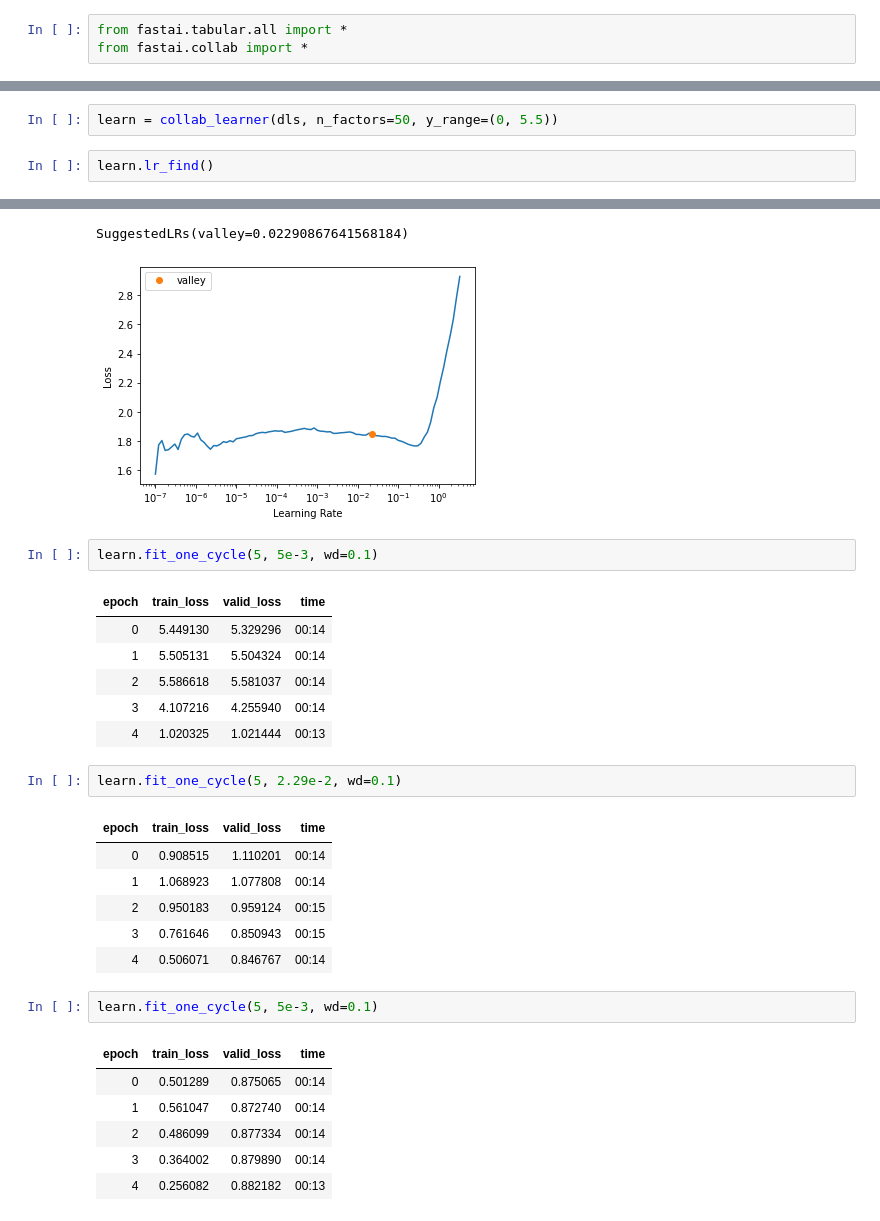
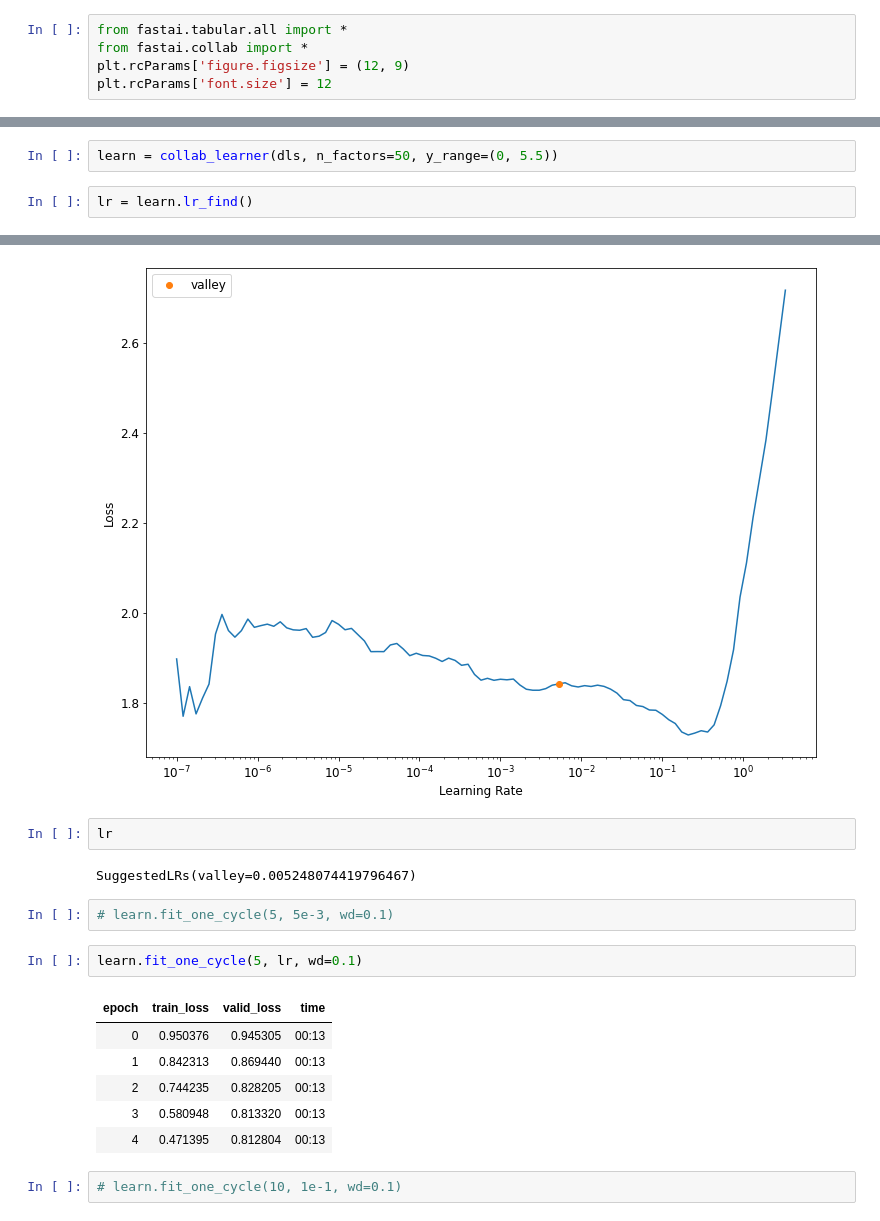
Before and after one commit to ChrisAlex2104/-Recommendation-using-Collaborative-Filtering, a Jupyter notebook: AI final project using fast ai.ipynb, the cells around one changed output, grey strips where cells are left out. Saved outputs shown, nothing was run; the diff lists cells and outputs as text.

Commit message:
Added code to find prediction

```diff
--- a/AI final project using fast ai.ipynb
+++ b/AI final project using fast ai.ipynb
@@ -1,6 +1,8 @@
 # %%
 from fastai.tabular.all import *
 from fastai.collab import *
+plt.rcParams['figure.figsize'] = (12, 9)
+plt.rcParams['font.size'] = 12
 # %%
 #loading the dataset
 ratings = pd.read_csv('u.data', delimiter='\t', header=None,
@@ -54,35 +76,24 @@ dls.show_batch()
 # %%
 learn = collab_learner(dls, n_factors=50, y_range=(0, 5.5))
 # %%
-learn.lr_find()
+lr = learn.lr_find()
 # %% [output]
 [interactive output not drawn]
-SuggestedLRs(valley=0.02290867641568184)
-[figure, old version]
+[figure, new version]
+# %%
+lr
+# %% [output]
+SuggestedLRs(valley=0.005248074419796467)
 # %%
-learn.fit_one_cycle(5, 5e-3, wd=0.1)
+# learn.fit_one_cycle(5, 5e-3, wd=0.1)
-# %% [output]
-| epoch | train_loss | valid_loss | time |
-| 0 | 5.449130 | 5.329296 | 00:14 |
-| 1 | 5.505131 | 5.504324 | 00:14 |
-| 2 | 5.586618 | 5.581037 | 00:14 |
-| 3 | 4.107216 | 4.255940 | 00:14 |
-| 4 | 1.020325 | 1.021444 | 00:13 |
-# %%
-learn.fit_one_cycle(5, 2.29e-2, wd=0.1)
-# %% [output]
-| epoch | train_loss | valid_loss | time |
-| 0 | 0.908515 | 1.110201 | 00:14 |
-| 1 | 1.068923 | 1.077808 | 00:14 |
-| 2 | 0.950183 | 0.959124 | 00:15 |
-| 3 | 0.761646 | 0.850943 | 00:15 |
-| 4 | 0.506071 | 0.846767 | 00:14 |
 # %%
-learn.fit_one_cycle(5, 5e-3, wd=0.1)
+learn.fit_one_cycle(5, lr, wd=0.1)
 # %% [output]
 | epoch | train_loss | valid_loss | time |
-| 0 | 0.501289 | 0.875065 | 00:14 |
-| 1 | 0.561047 | 0.872740 | 00:14 |
-| 2 | 0.486099 | 0.877334 | 00:14 |
-| 3 | 0.364002 | 0.879890 | 00:14 |
-| 4 | 0.256082 | 0.882182 | 00:13 |
+| 0 | 0.950376 | 0.945305 | 00:13 |
+| 1 | 0.842313 | 0.869440 | 00:13 |
+| 2 | 0.744235 | 0.828205 | 00:13 |
+| 3 | 0.580948 | 0.813320 | 00:13 |
+| 4 | 0.471395 | 0.812804 | 00:13 |
+# %%
+# learn.fit_one_cycle(10, 1e-1, wd=0.1)
```
Also changed, not shown: parts of 8 cells of this notebook, 1 other file.
